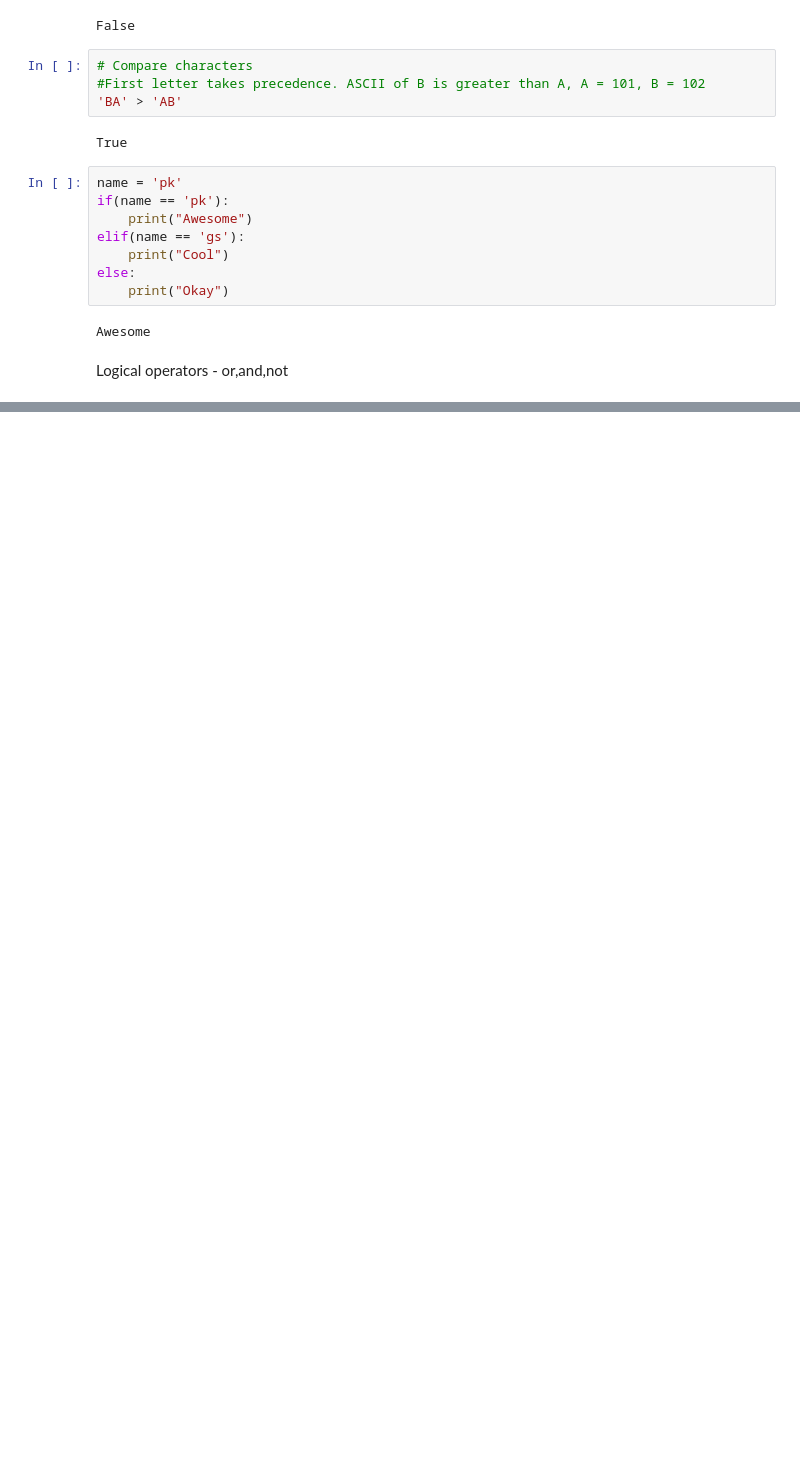
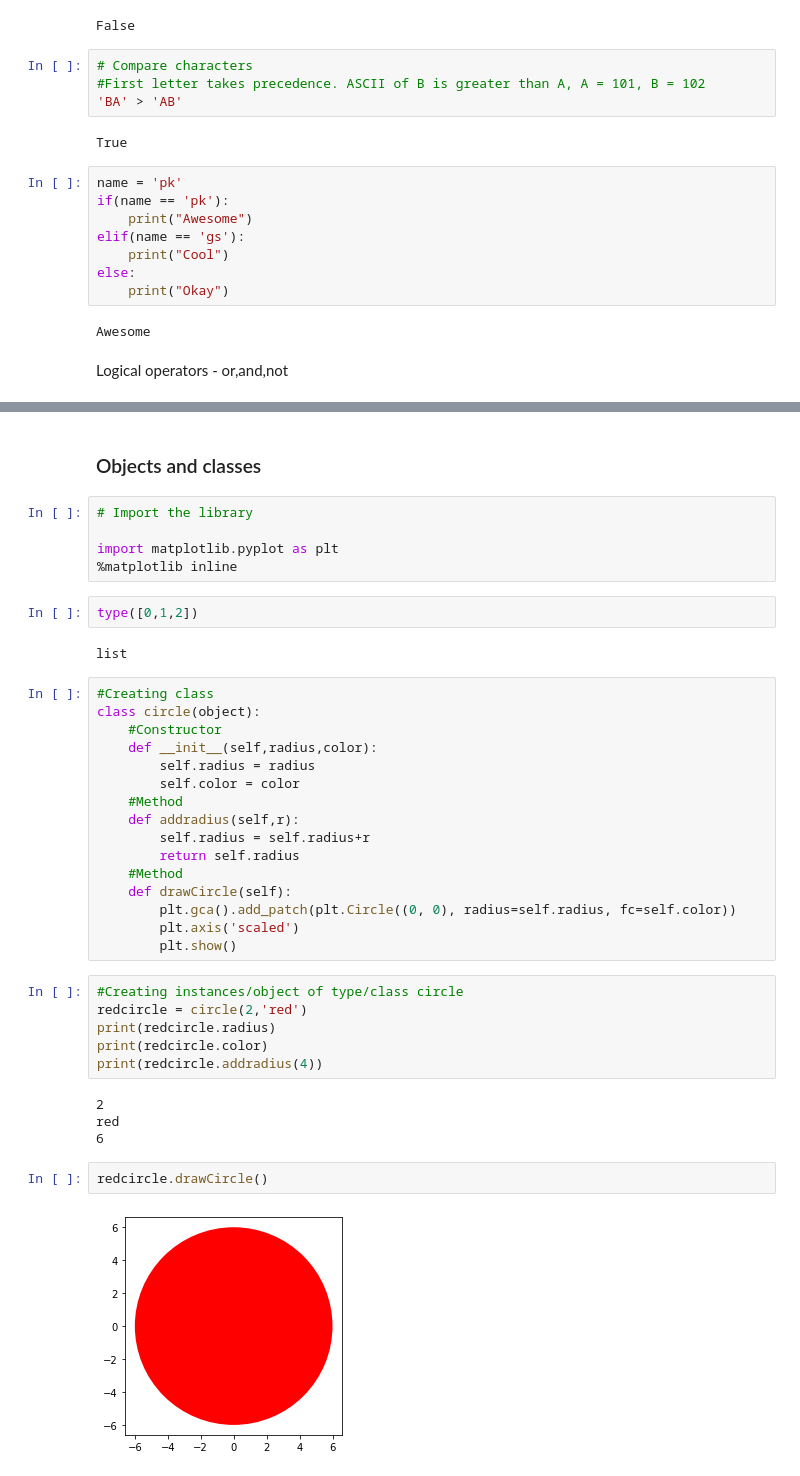
Before and after one commit to priyankasri1331/ALgorithms_Python, a Jupyter notebook: Python_Prac.ipynb, the cells around one changed output, grey strips where cells are left out. Saved outputs shown, nothing was run; the diff lists cells and outputs as text; blank space fills up the shorter version.

```diff
--- a/Python_Prac.ipynb
+++ b/Python_Prac.ipynb
@@ -315,0 +416,41 @@ Logical operators - or,and,not
+# %% [markdown]
+### Objects and classes
+# %%
+# Import the library
+
+import matplotlib.pyplot as plt
+%matplotlib inline
+# %%
+type([0,1,2])
+# %% [output]
+list
+# %%
+#Creating class
+class circle(object):
+    #Constructor
+    def __init__(self,radius,color):
+        self.radius = radius
+        self.color = color
+    #Method
+    def addradius(self,r):
+        self.radius = self.radius+r
+        return self.radius
+    #Method
+    def drawCircle(self):
+        plt.gca().add_patch(plt.Circle((0, 0), radius=self.radius, fc=self.color))
+        plt.axis('scaled')
+        plt.show()
+# %%
+#Creating instances/object of type/class circle
+redcircle = circle(2,'red')
+print(redcircle.radius)
+print(redcircle.color)
+print(redcircle.addradius(4))
+# %% [output]
+2
+red
+6
+# %%
+redcircle.drawCircle()
+# %% [output]
+[figure, added]
```
Also changed, not shown: parts of 77 cells of this notebook.
